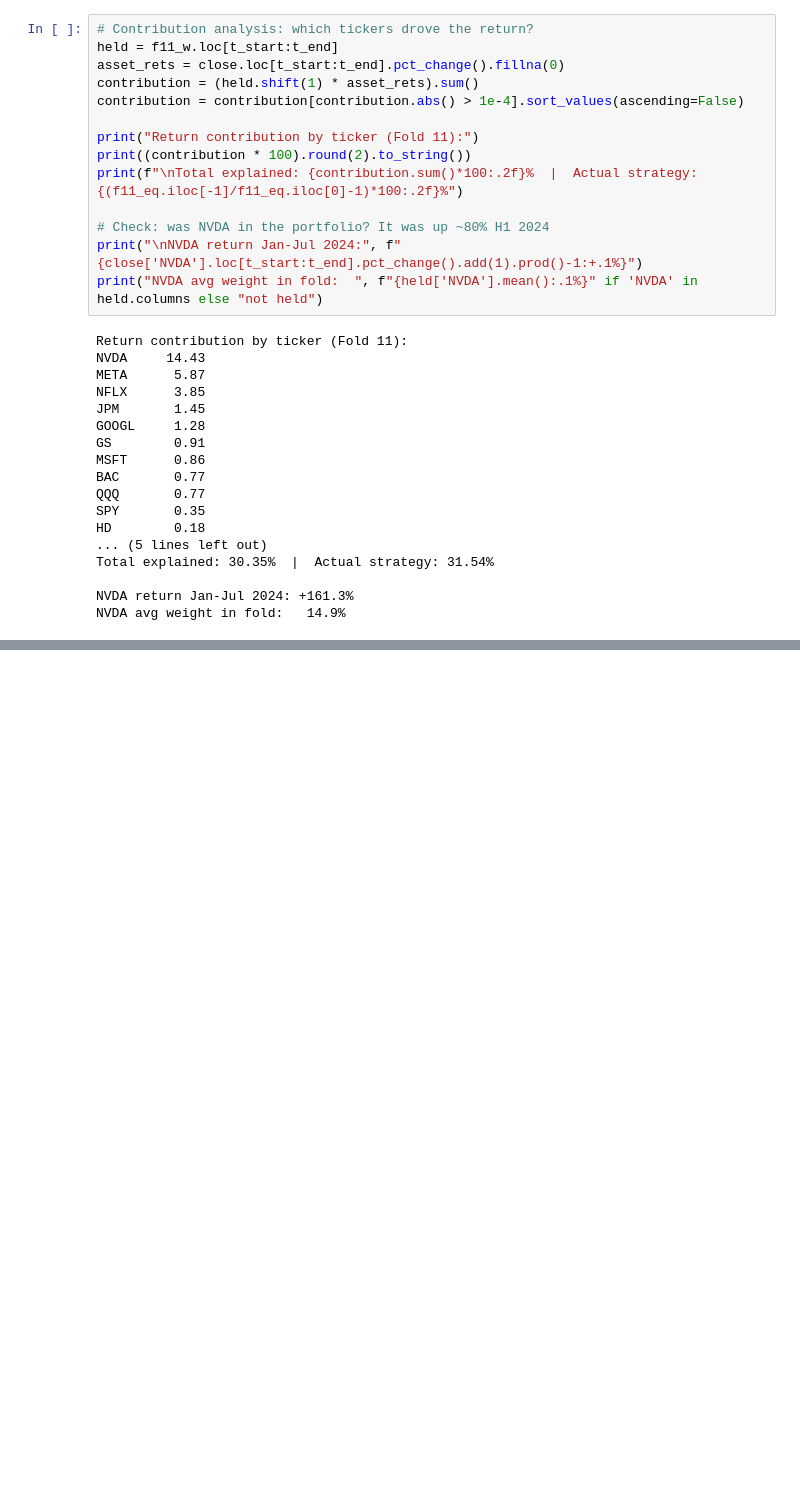
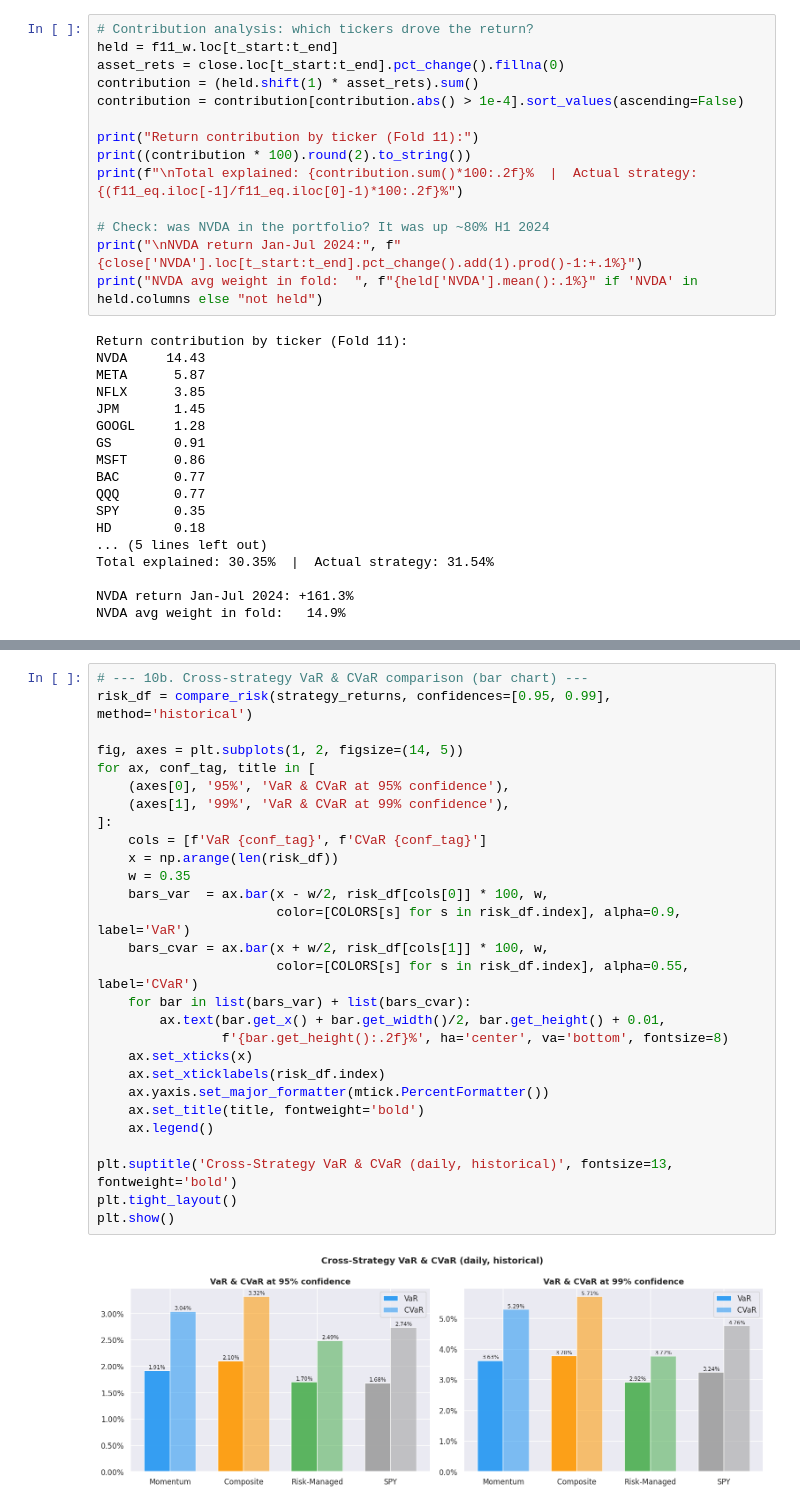
Before and after one commit to riccardo03/Backtest, a Jupyter notebook: quant-backtest/notebooks/analysis.ipynb, the cells around one changed output, grey strips where cells are left out. Drawn from its saved outputs; the diff is of its cells as text; blank space fills up the shorter version.

```diff
--- a/quant-backtest/notebooks/analysis.ipynb
+++ b/quant-backtest/notebooks/analysis.ipynb
@@ -446,0 +507,30 @@ NVDA avg weight in fold:   14.9%
+# %%
+# --- 10b. Cross-strategy VaR & CVaR comparison (bar chart) ---
+risk_df = compare_risk(strategy_returns, confidences=[0.95, 0.99], method='historical')
+
+fig, axes = plt.subplots(1, 2, figsize=(14, 5))
+for ax, conf_tag, title in [
+    (axes[0], '95%', 'VaR & CVaR at 95% confidence'),
+    (axes[1], '99%', 'VaR & CVaR at 99% confidence'),
+]:
+    cols = [f'VaR {conf_tag}', f'CVaR {conf_tag}']
+    x = np.arange(len(risk_df))
+    w = 0.35
+    bars_var  = ax.bar(x - w/2, risk_df[cols[0]] * 100, w,
+                       color=[COLORS[s] for s in risk_df.index], alpha=0.9, label='VaR')
+    bars_cvar = ax.bar(x + w/2, risk_df[cols[1]] * 100, w,
+                       color=[COLORS[s] for s in risk_df.index], alpha=0.55, label='CVaR')
+    for bar in list(bars_var) + list(bars_cvar):
+        ax.text(bar.get_x() + bar.get_width()/2, bar.get_height() + 0.01,
+                f'{bar.get_height():.2f}%', ha='center', va='bottom', fontsize=8)
+    ax.set_xticks(x)
+    ax.set_xticklabels(risk_df.index)
+    ax.yaxis.set_major_formatter(mtick.PercentFormatter())
+    ax.set_title(title, fontweight='bold')
+    ax.legend()
+
+plt.suptitle('Cross-Strategy VaR & CVaR (daily, historical)', fontsize=13, fontweight='bold')
+plt.tight_layout()
+plt.show()
+# %% [output]
+[figure, added]
```
Also changed, not shown: parts of 22 cells of this notebook, 4 other files.
